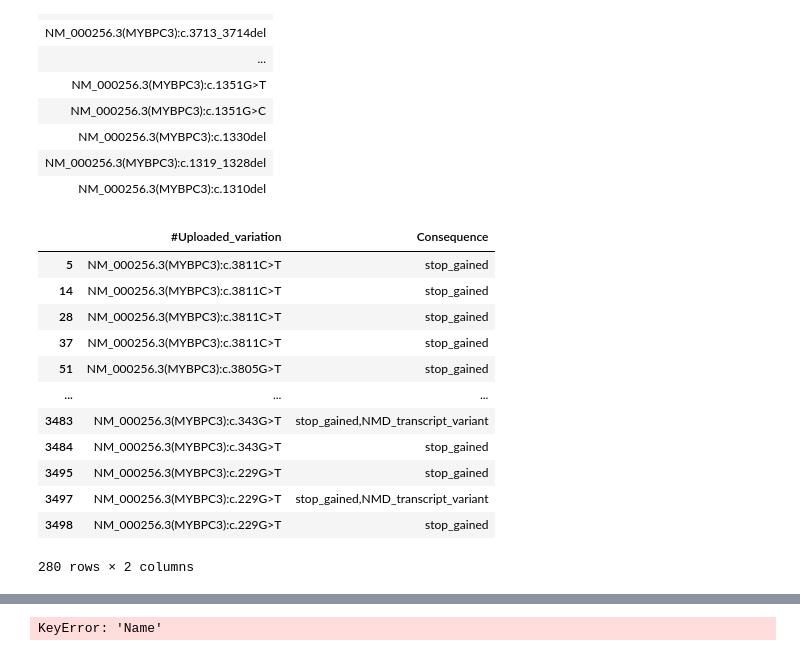
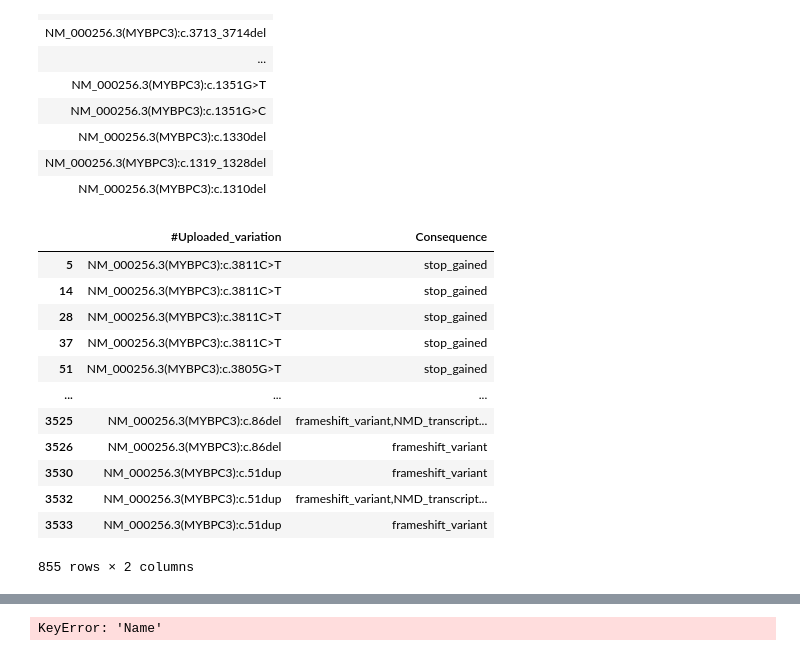
Before and after one commit to hannahmarieaguilar/Data-for-Project-, a Jupyter notebook: DATA/MYBPC3.ipynb, the cells around one changed output, grey strips where cells are left out. Saved outputs shown, nothing was run; the diff lists cells and outputs as text; code cells hidden in the pictures.

```diff
--- a/DATA/MYBPC3.ipynb
+++ b/DATA/MYBPC3.ipynb
@@ -101,25 +101,25 @@ combo.show()
 # %%
 MYBPC3_ensembl = pd.read_csv('combo_MYBPC3.txt', sep='\t')
 pd.set_option('display.max_columns', None)
 MYBPC3_ensembl
 emsembl_MYBPC3 = MYBPC3_ensembl['SYMBOL'].str.contains("MYBPC3")
 MYBPC3_ensembl[emsembl_MYBPC3]
 
-new = MYBPC3_ensembl['Consequence'].str.contains('stop_gained', 'frameshift_variant')
+new = MYBPC3_ensembl['Consequence'].str.contains('stop_gained|missense_variant|frameshift_variant')
 test = MYBPC3_ensembl[new]
 test1 = test[['#Uploaded_variation', 'Consequence']]
 test1
 # %% [output]
 |  | #Uploaded_variation | Consequence |
 | 5 | NM_000256.3(MYBPC3):c.3811C>T | stop_gained |
 | 14 | NM_000256.3(MYBPC3):c.3811C>T | stop_gained |
 | 28 | NM_000256.3(MYBPC3):c.3811C>T | stop_gained |
 | 37 | NM_000256.3(MYBPC3):c.3811C>T | stop_gained |
 | 51 | NM_000256.3(MYBPC3):c.3805G>T | stop_gained |
 | ... | ... | ... |
-| 3483 | NM_000256.3(MYBPC3):c.343G>T | stop_gained,NMD_transcript_variant |
-| 3484 | NM_000256.3(MYBPC3):c.343G>T | stop_gained |
-| 3495 | NM_000256.3(MYBPC3):c.229G>T | stop_gained |
-| 3497 | NM_000256.3(MYBPC3):c.229G>T | stop_gained,NMD_transcript_variant |
-| 3498 | NM_000256.3(MYBPC3):c.229G>T | stop_gained |
+| 3525 | NM_000256.3(MYBPC3):c.86del | frameshift_variant,NMD_transcript... |
+| 3526 | NM_000256.3(MYBPC3):c.86del | frameshift_variant |
+| 3530 | NM_000256.3(MYBPC3):c.51dup | frameshift_variant |
+| 3532 | NM_000256.3(MYBPC3):c.51dup | frameshift_variant,NMD_transcript... |
+| 3533 | NM_000256.3(MYBPC3):c.51dup | frameshift_variant |
-280 rows × 2 columns
+855 rows × 2 columns
```
Also changed, not shown: parts of 10 cells of this notebook.
